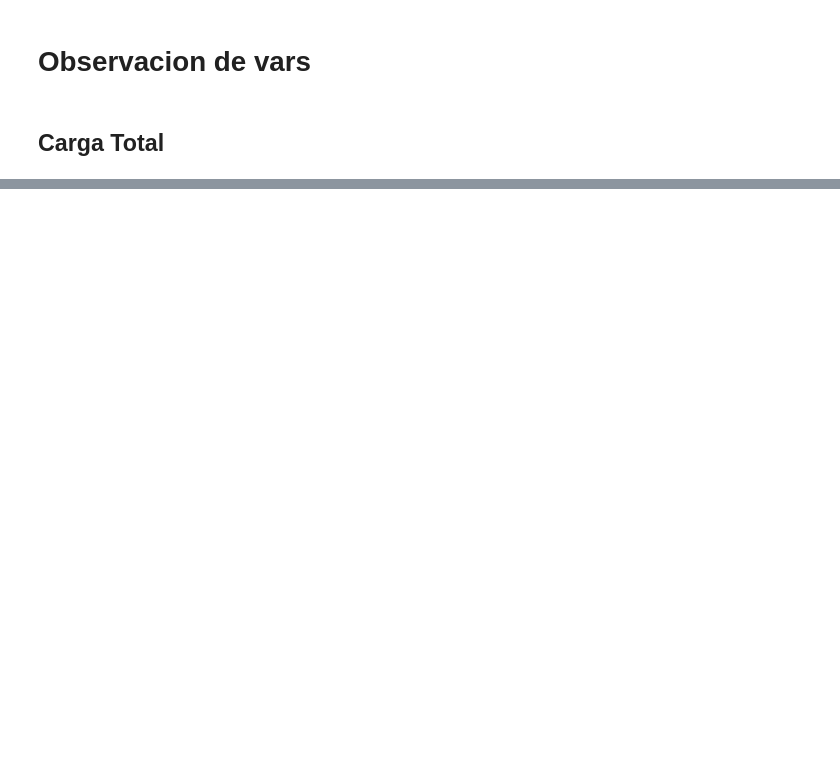
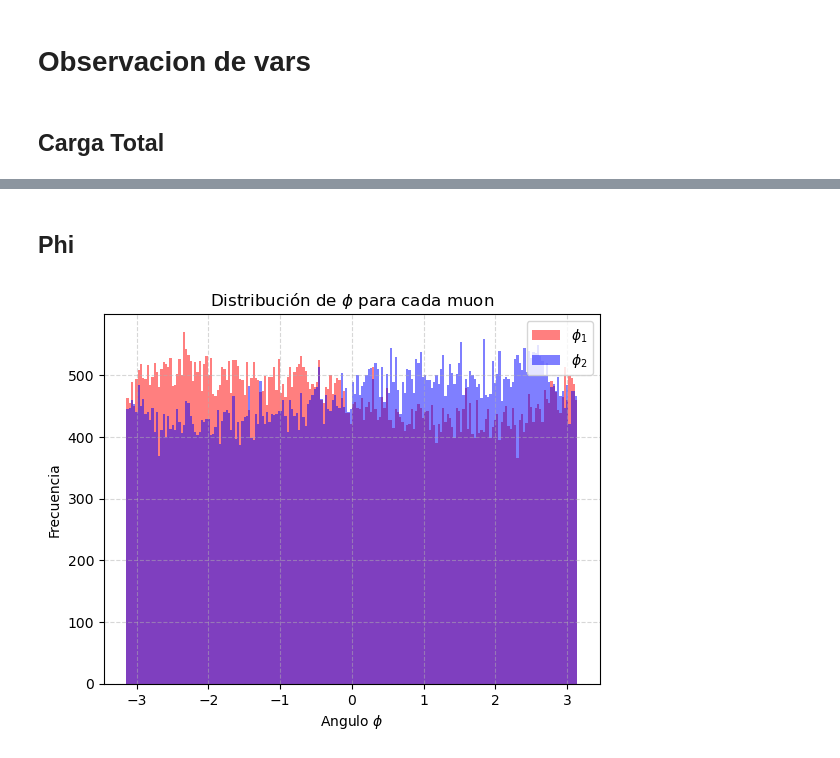
Before and after one commit to ProgramasParaFisicaDeParticulas/blindsampleanalysiswithcsv9-Art-999, a Jupyter notebook: Sample_desconocida.ipynb, the cells around one changed output, grey strips where cells are left out. Cells and saved outputs as stored; diff of their text form; code cells hidden in the pictures; blank space fills up the shorter version.

```diff
--- a/Sample_desconocida.ipynb
+++ b/Sample_desconocida.ipynb
@@ -106,0 +119,17 @@ plt.show()
+# %% [markdown]
+## Phi
+# %%
+
+plt.hist(corte_G['phi1'], bins=200, alpha=0.5, label=r'$\phi_1$', color='red')
+plt.hist(corte_G['phi2'], bins=200, alpha=0.5, label=r'$\phi_2$', color='blue')
+plt.xlabel(r'Angulo $\phi$')
+plt.ylabel("Frecuencia")
+plt.title(r"Distribución de $\phi$ para cada muon")
+
+plt.legend()
+plt.grid(True, linestyle='--', alpha=0.5)
+
+plt.savefig("phi_distribution_ini.png", dpi=300, bbox_inches='tight')
+plt.show()
+# %% [output]
+[figure, added]
```
Also changed, not shown: parts of 20 cells of this notebook.
